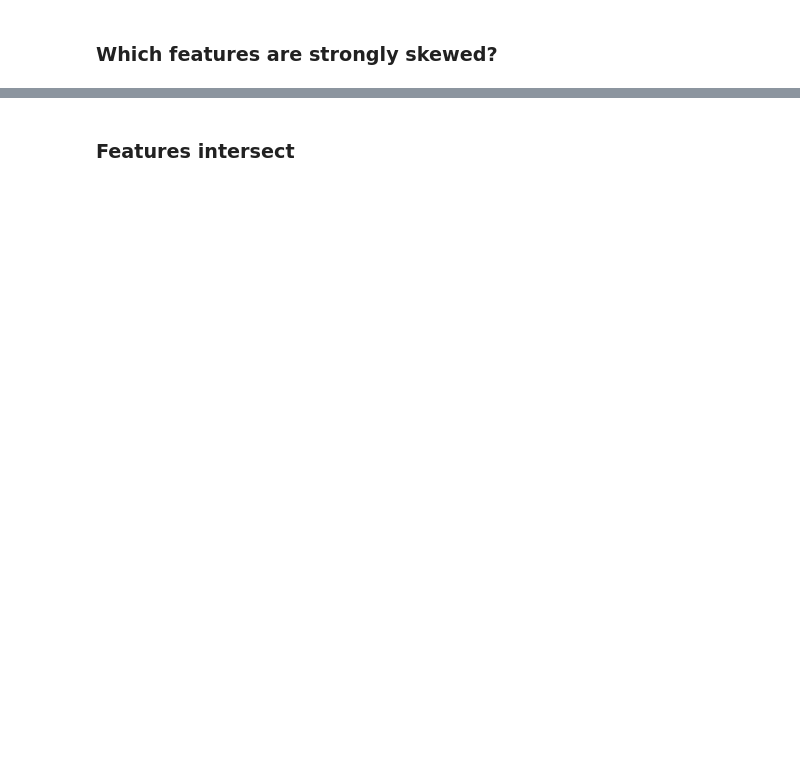
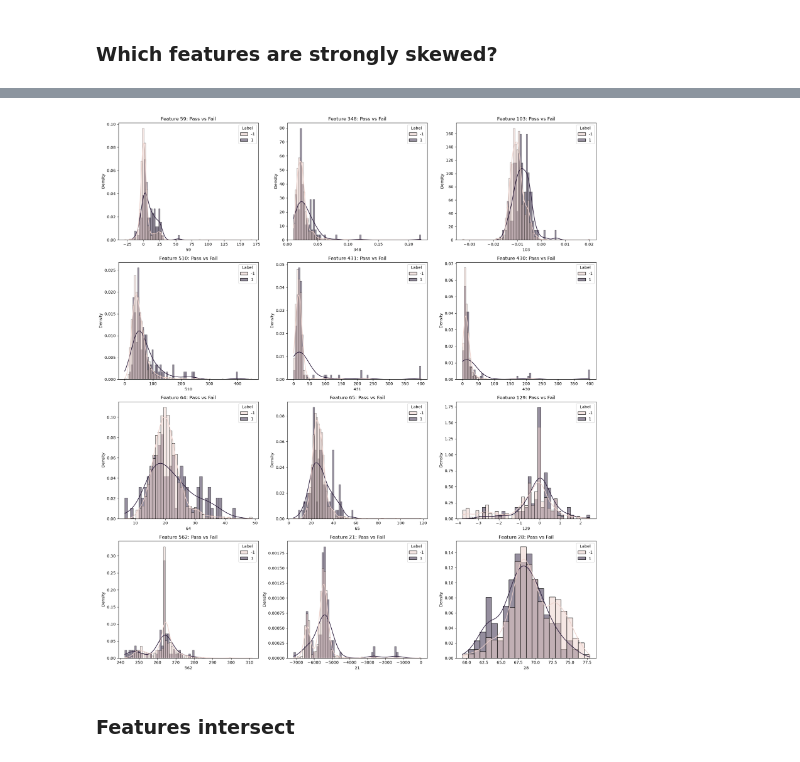
Before and after one commit to DRPproton/semiconductor-projects-tda, a Jupyter notebook: Project-1_SECOM/notebooks/notebook.ipynb, the cells around one changed output, grey strips where cells are left out. Drawn from its saved outputs; the diff is of its cells as text; code cells hidden in the pictures; blank space fills up the shorter version.

```diff
--- a/Project-1_SECOM/notebooks/notebook.ipynb
+++ b/Project-1_SECOM/notebooks/notebook.ipynb
@@ -575,18 +683,51 @@ features_to_plot = [
     28,
 ]
 # %%
-for feature in features_to_plot:
+# for feature in features_to_plot:
+#     sns.histplot(
+#         data=df_no_constant_cols,
+#         x=feature,
+#         hue="Label",
+#         kde=True,
+#         stat="density",
+#         common_norm=False
+#     )
+
+#     plt.title(f"Feature {feature}: Pass vs Fail")
+#     plt.show()
+
+cols = 3
+rows = math.ceil(len(features_to_plot) / cols)
+
+# figsize=(width, height) controls the overall size of the plot grid
+# 18 is the total width, 5 * rows gives each row 5 inches of height
+fig, axes = plt.subplots(rows, cols, figsize=(18, 5 * rows))
+
+# Flatten the axes array to easily iterate through it
+axes = axes.flatten()
+
+for i, feature in enumerate(features_to_plot):
     sns.histplot(
         data=df_no_constant_cols,
         x=feature,
         hue="Label",
         kde=True,
         stat="density",
-        common_norm=False
+        common_norm=False,
+        ax=axes[i]  # Tell seaborn to plot on this specific subplot
     )
 
-    plt.title(f"Feature {feature}: Pass vs Fail")
-    plt.show()
+    axes[i].set_title(f"Feature {feature}: Pass vs Fail")
+
+# Hide any empty subplots if the number of features isn't a perfect multiple of 3
+for j in range(i + 1, len(axes)):
+    axes[j].set_visible(False)
+
+# Adjusts spacing so titles and labels don't overlap
+plt.tight_layout()
+plt.show()
+# %% [output]
+[figure, added]
 # %% [markdown]
 ### Features intersect
 # %%
```
Also changed, not shown: parts of 54 cells of this notebook, 3 other files.
